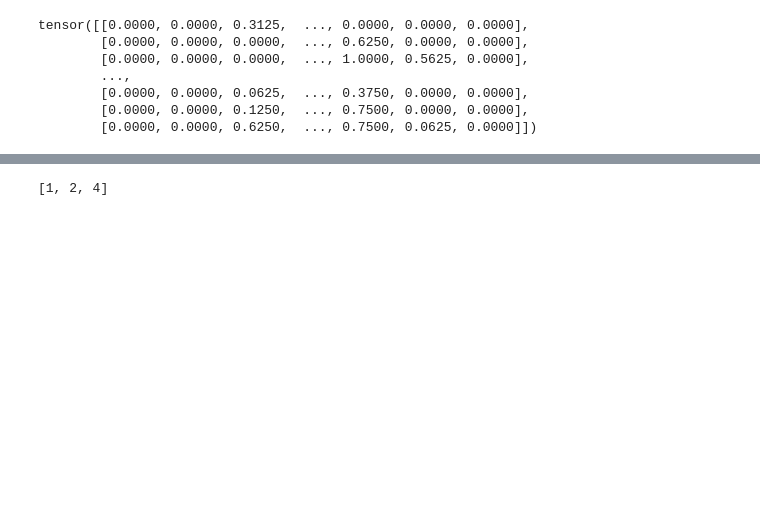
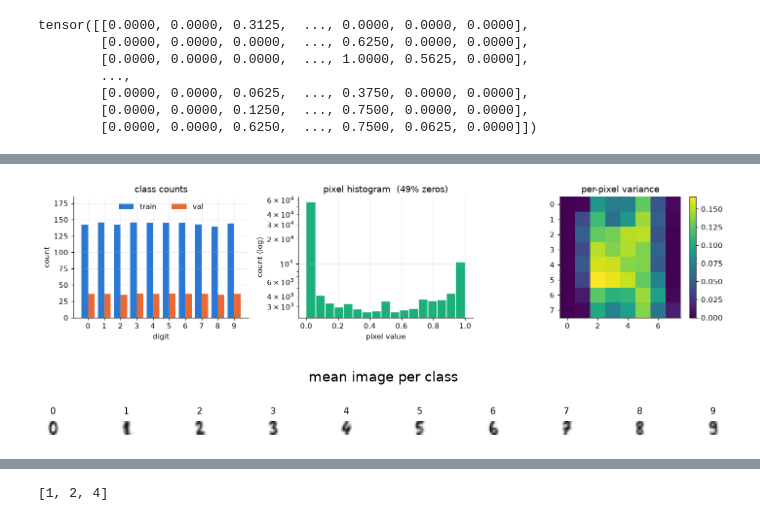
Before and after one commit to rajatsainju2025/ml-tutorial, a Jupyter notebook: micrograd/02_ae.ipynb, the cells around one changed output, grey strips where cells are left out. Cells and saved outputs as stored; diff of their text form; code cells hidden in the pictures; blank space fills up the shorter version.

```diff
--- a/micrograd/02_ae.ipynb
+++ b/micrograd/02_ae.ipynb
@@ -47,0 +153,24 @@ tensor([[0.0000, 0.0000, 0.3125,  ..., 0.0000, 0.0000, 0.0000],
+# %%
+fig, axes = plt.subplots(1, 3, figsize=(13, 3.2))
+
+counts_tr = np.bincount(y_tr, minlength=10); counts_va = np.bincount(y_va, minlength=10)
+w = 0.4
+axes[0].bar(np.arange(10) - w/2, counts_tr, w, label="train", color=C_AE)
+axes[0].bar(np.arange(10) + w/2, counts_va, w, label="val", color=C_VAE)
+axes[0].set_xticks(range(10)); axes[0].set_xlabel("digit"); axes[0].set_ylabel("count")
+axes[0].set_title("class counts"); axes[0].set_ylim(0, 185)
+axes[0].legend(frameon=False, ncols=2, loc="upper center")
+
+axes[1].hist(X.flatten().numpy(), bins=17, color=C_BASE, edgecolor="white")
+axes[1].set_yscale("log"); axes[1].set_xlabel("pixel value"); axes[1].set_ylabel("count (log)")
+axes[1].set_title(f"pixel histogram  ({(X == 0).float().mean():.0%} zeros)")
+
+im = axes[2].imshow(X.var(0).reshape(8, 8), cmap="viridis"); axes[2].grid(False)
+axes[2].set_title("per-pixel variance"); plt.colorbar(im, ax=axes[2], fraction=0.046)
+plt.tight_layout(); plt.show()
+
+means = torch.stack([X[y == d].mean(0) for d in range(10)])
+show_digits(means, 1, 10, titles=[str(d) for d in range(10)], suptitle="mean image per class")
+# %% [output]
+[figure, added]
+[figure, added]
```
Also changed, not shown: parts of 61 cells of this notebook.
